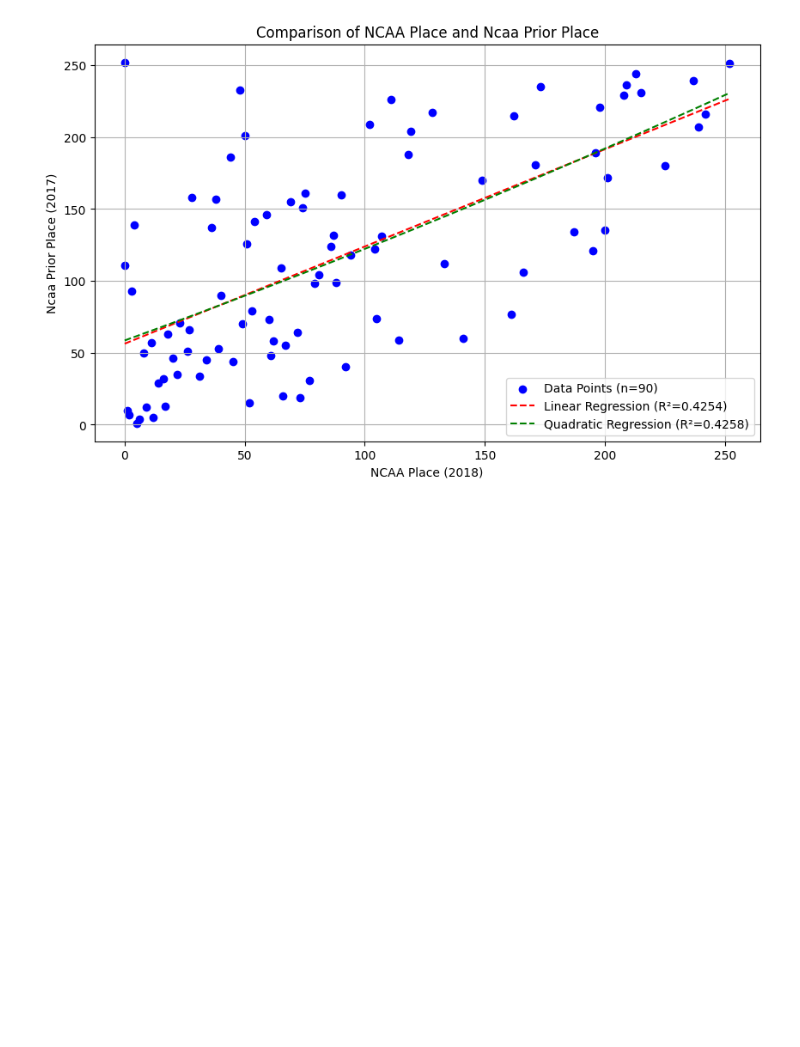
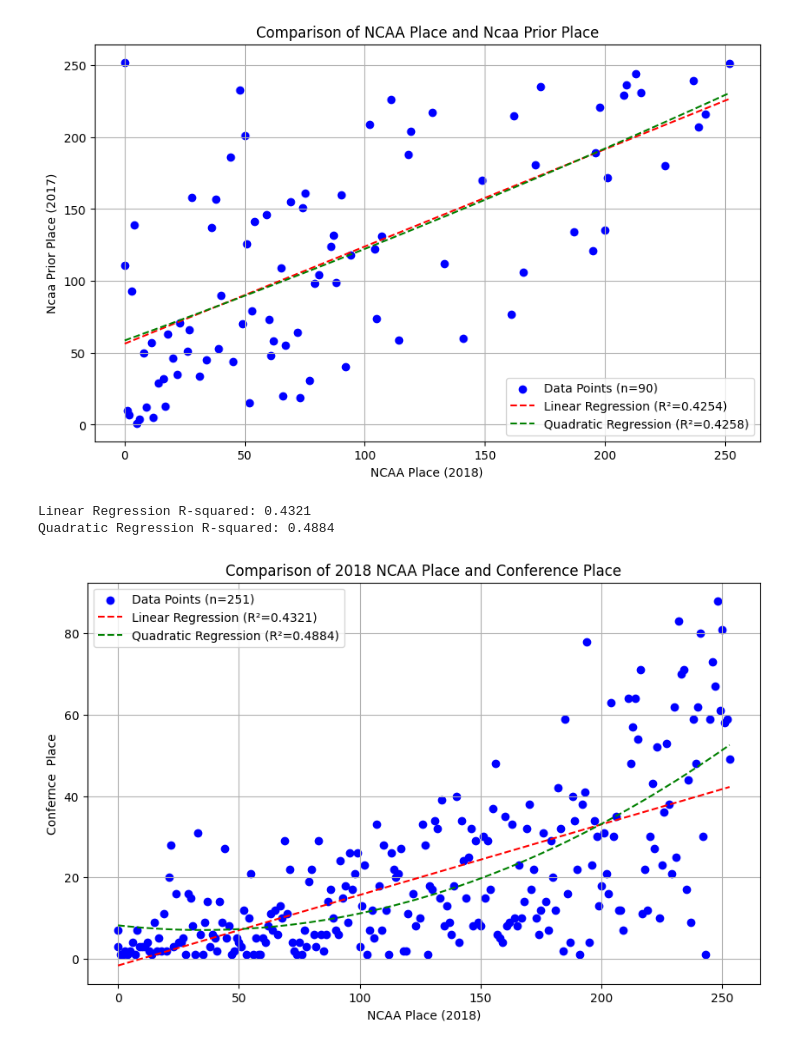
Before and after one commit to LukeLambert11/ncaaProject, a Jupyter notebook: notebooks/women2018.ipynb, the cells around one changed output. Saved outputs shown, nothing was run; the diff lists cells and outputs as text; code cells hidden in the pictures; blank space fills up the shorter version.

Commit message:
added graphs for other years

```diff
--- a/notebooks/women2018.ipynb
+++ b/notebooks/women2018.ipynb
@@ -13,8 +19,15 @@ from scripts import priorPlaceGraph
 # %%
 #Comparision year to year prior
 df = dataClean.dataClean('/Users/lukelambert/Desktop/NCAA_XC.xlsx', 'Women 2018')
-priorPlaceGraph.graph(df, 2018)
+year = 2018
+priorPlaceGraph.graph(df, year)
 # %% [output]
 Linear Regression R-squared: 0.4254
 Quadratic Regression R-squared: 0.4258
 [figure]
+# %%
+conferncePlaceGraph.graph(df, year)
+# %% [output]
+Linear Regression R-squared: 0.4321
+Quadratic Regression R-squared: 0.4884
+[figure, added]
```
Also changed, not shown: parts of 5 cells of this notebook, 11 other files.
